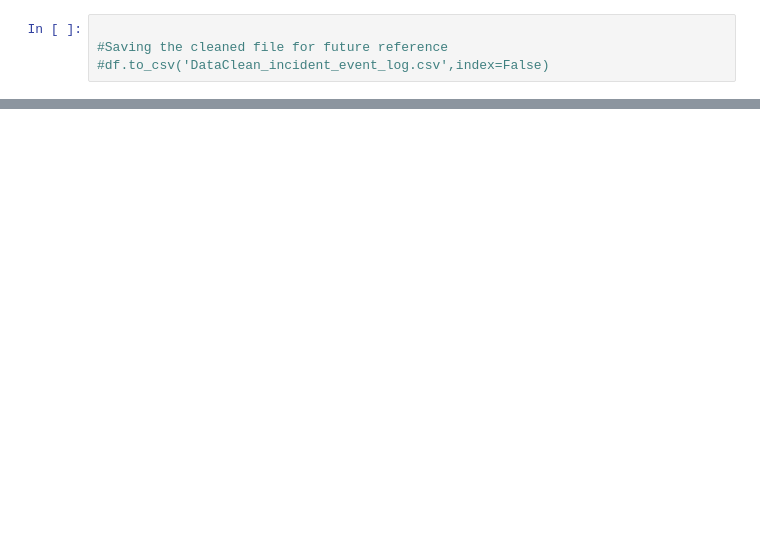
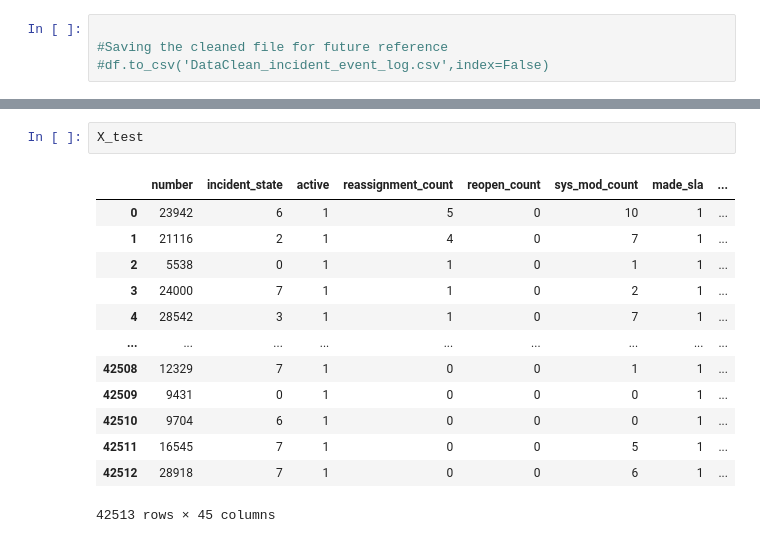
Before and after one commit to Spurti1993/ExcleR_Project, a Jupyter notebook: Impact_Prediction.ipynb, the cells around one changed output, grey strips where cells are left out. Cells and saved outputs as stored; diff of their text form; blank space fills up the shorter version.

```diff
--- a/Impact_Prediction.ipynb
+++ b/Impact_Prediction.ipynb
@@ -617,3 +547,19 @@ Dataset class proportion after partition {1: 0.0098, 2: 0.4452, 3: 0.0133}
+# %%
+X_test
+# %% [output]
+|  | number | incident_state | active | reassignment_count | reopen_count | sys_mod_count | made_sla | ... |
+| 0 | 23942 | 6 | 1 | 5 | 0 | 10 | 1 | ... |
+| 1 | 21116 | 2 | 1 | 4 | 0 | 7 | 1 | ... |
+| 2 | 5538 | 0 | 1 | 1 | 0 | 1 | 1 | ... |
+| 3 | 24000 | 7 | 1 | 1 | 0 | 2 | 1 | ... |
+| 4 | 28542 | 3 | 1 | 1 | 0 | 7 | 1 | ... |
+| ... | ... | ... | ... | ... | ... | ... | ... | ... |
+| 42508 | 12329 | 7 | 1 | 0 | 0 | 1 | 1 | ... |
+| 42509 | 9431 | 0 | 1 | 0 | 0 | 0 | 1 | ... |
+| 42510 | 9704 | 6 | 1 | 0 | 0 | 0 | 1 | ... |
+| 42511 | 16545 | 7 | 1 | 0 | 0 | 5 | 1 | ... |
+| 42512 | 28918 | 7 | 1 | 0 | 0 | 6 | 1 | ... |
+42513 rows × 45 columns
 # %%
 '''Feature Selection
 1. Filter methods: It pick up the intrinsic properties of the features measured via univariate statistics instead of cross-validation performance. These methods are faster and
```
Also changed, not shown: parts of 76 cells of this notebook, 4 other files.
